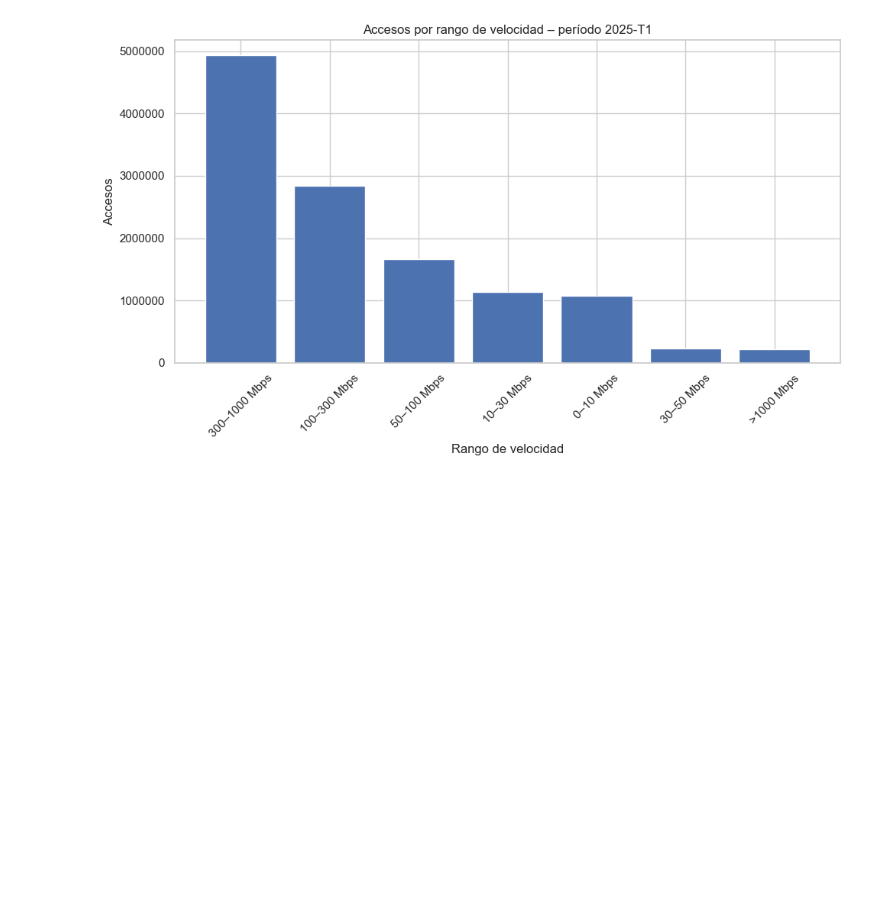
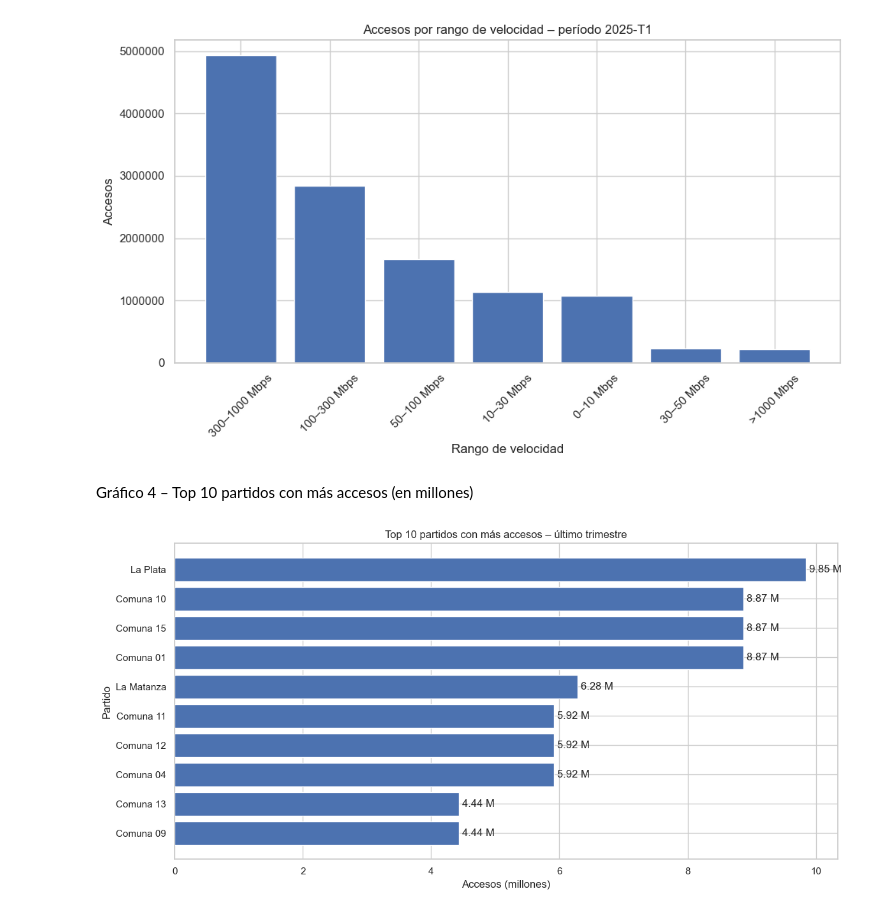
Before and after one commit to pablopicca/proyectofinalhenryG7, a Jupyter notebook: Tablas CSV/Graficos Informe Final.ipynb, the cells around one changed output. Saved outputs shown, nothing was run; the diff lists cells and outputs as text; code cells hidden in the pictures; blank space fills up the shorter version.

```diff
--- a/Tablas CSV/Graficos Informe Final.ipynb
+++ b/Tablas CSV/Graficos Informe Final.ipynb
@@ -86,3 +86,57 @@ plt.tight_layout()
 plt.show()
 # %% [output]
 [figure]
+# %% [markdown]
+Gráfico 4 – Top 10 partidos con más accesos (en millones)
+# %%
+import matplotlib.pyplot as plt
+
+# 1) Accesos totales por localidad (por si hay varias filas por tecnología)
+acc_por_loc = (
+    acc_ult.groupby("ID_Localidad", as_index=False)["Accesos"]
+           .sum()
+)
+
+# 2) Unimos para traer Partido y Localidad
+df_loc = acc_por_loc.merge(localidades, on="ID_Localidad")
+
+# 3) Opcional: excluir Ciudad Autónoma de Buenos Aires como "partido" si aparece así
+df_loc = df_loc[~df_loc["Partido"].str.upper().eq("CIUDAD AUTÓNOMA DE BUENOS AIRES")]
+
+# 4) Accesos totales por Partido
+acc_por_partido = (
+    df_loc.groupby("Partido", as_index=False)["Accesos"]
+          .sum()
+          .sort_values("Accesos", ascending=False)
+          .head(10)   # 🔟 Top 10 partidos
+)
+
+# 5) Pasar accesos a millones
+acc_por_partido["Accesos_Millones"] = acc_por_partido["Accesos"] / 1_000_000
+
+# 6) Gráfico
+plt.figure(figsize=(12,6))
+bars = plt.barh(acc_por_partido["Partido"], acc_por_partido["Accesos_Millones"])
+
+# Mayor arriba
+plt.gca().invert_yaxis()
+
+# Sin notación científica en el eje X
+plt.ticklabel_format(style="plain", axis="x")
+
+# Etiquetas con valores en millones
+for bar, value in zip(bars, acc_por_partido["Accesos_Millones"]):
+    plt.text(
+        value + 0.05,
+        bar.get_y() + bar.get_height()/2,
+        f"{value:.2f} M",
+        va="center"
+    )
+
+plt.title("Top 10 partidos con más accesos – último trimestre")
+plt.xlabel("Accesos (millones)")
+plt.ylabel("Partido")
+plt.tight_layout()
+plt.show()
+# %% [output]
+[figure, added]
```
Also changed, not shown: parts of 12 cells of this notebook.
